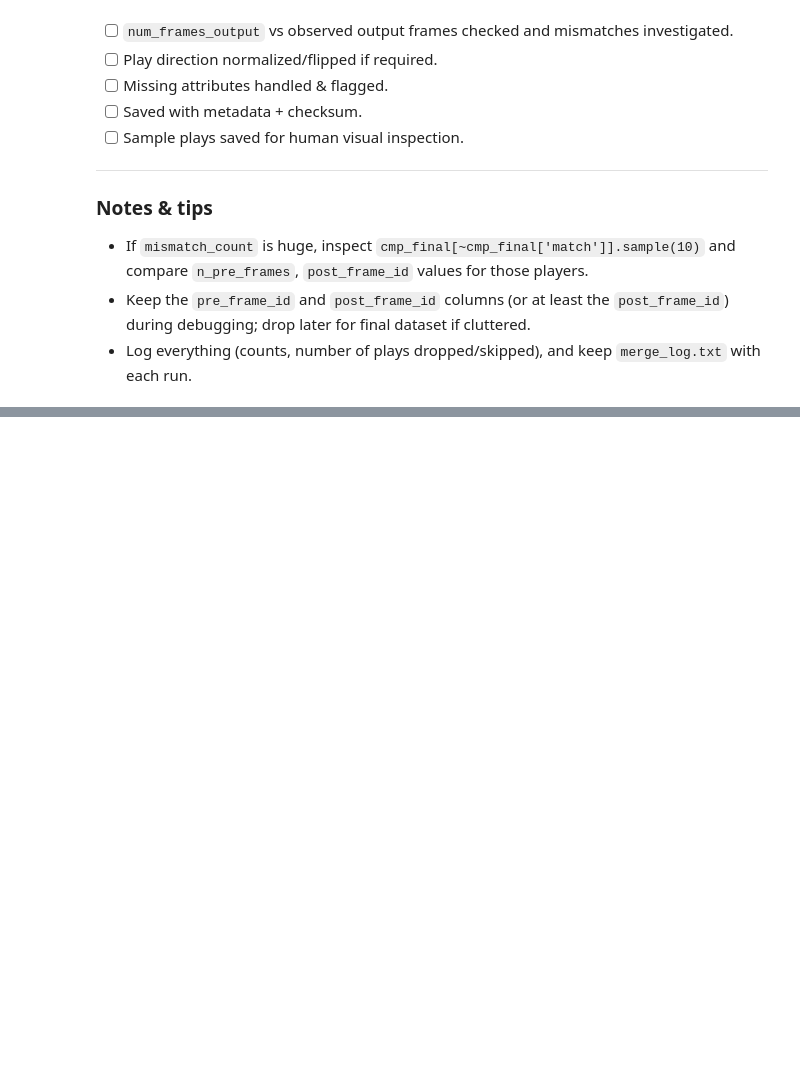
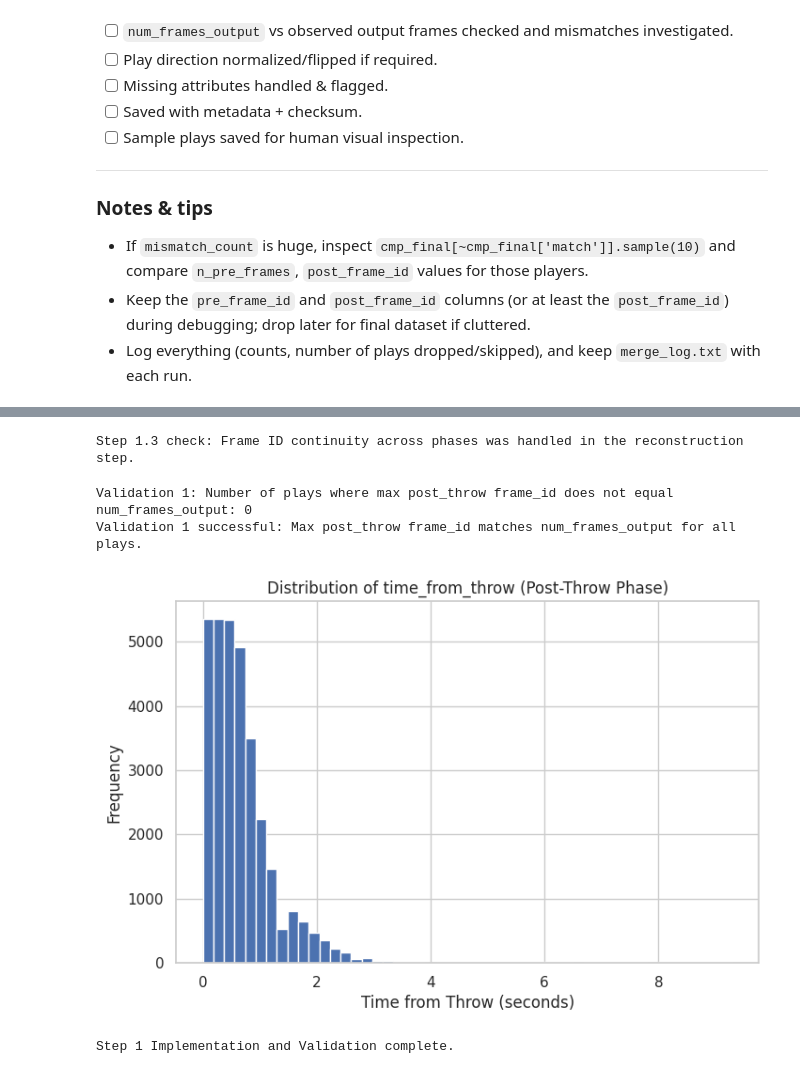
Before and after one commit to muma005/nfl-ball-flight-analysis, a Jupyter notebook: notebooks/01_reconstruction.ipynb, the cells around one changed output, grey strips where cells are left out. Saved outputs shown, nothing was run; the diff lists cells and outputs as text; code cells hidden in the pictures; blank space fills up the shorter version.

Commit message:
afew steps to finish reconstruction

```diff
--- a/notebooks/01_reconstruction.ipynb
+++ b/notebooks/01_reconstruction.ipynb
@@ -1221,3 +1333,62 @@ with open(LOG_PATH, 'w') as f:
+# %%
+# 3. If you have multiple output files, ensure frame_id restarts at 1 per (game_id, play_id, nfl_id), else rescale.
+# This step is addressed by how we constructed the combined dataframe in Step 7,
+# ensuring a continuous frame_id across pre and post phases.
+# The time_from_throw calculation above is based on the relative frame number within the post_throw phase.
+print("Step 1.3 check: Frame ID continuity across phases was handled in the reconstruction step.")
+# %% [output]
+Step 1.3 check: Frame ID continuity across phases was handled in the reconstruction step.
+# %%
+# Validation:
+# - For a sample of plays, confirm max(frame_id) equals num_frames_output.
+# - Plot time_from_throw histogram — distribution should look reasonable (most plays 1–3 seconds).
+
+# Validation 1: Confirm max(frame_id) for post_throw frames equals num_frames_output (using the relative frame id for post_throw)
+
+# Calculate max post_throw frame_id for each player
+max_post_frame_actual = df[df['phase'] == 'post_throw'].groupby(['game_id', 'play_id', 'nfl_id'])['frame_id'].max().reset_index(name='actual_max_post_frame_id')
+
+# Merge with the expected num_frames_output from player_attrs (which has num_frames_output per player)
+validation_df = max_post_frame_actual.merge(player_attrs[['game_id', 'play_id', 'nfl_id', 'num_frames_output']], on=['game_id', 'play_id', 'nfl_id'], how='left')
+
+# Calculate the relative frame ID within the post-throw phase for validation
+# This requires getting the min post_throw frame_id again within this validation step
+min_post_frame_for_val = df[df['phase'] == 'post_throw'].groupby(['game_id', 'play_id', 'nfl_id'])['frame_id'].min().reset_index(name='min_post_frame_id_val')
+validation_df = validation_df.merge(min_post_frame_for_val, on=['game_id', 'play_id', 'nfl_id'], how='left')
+
+validation_df['relative_max_post_frame'] = validation_df['actual_max_post_frame_id'] - validation_df['min_post_frame_id_val'] + 1
+
+# Compare
+validation_df['max_frame_match'] = validation_df['relative_max_post_frame'] == validation_df['num_frames_output']
+
+# Report mismatches
+mismatch_validation_count = (~validation_df['max_frame_match']).sum()
+print(f"Validation 1: Number of plays where max post_throw frame_id does not equal num_frames_output: {mismatch_validation_count}")
+if mismatch_validation_count > 0:
+    print("Sample of validation mismatches:")
+    display(validation_df[~validation_df['max_frame_match']].head())
+else:
+    print("Validation 1 successful: Max post_throw frame_id matches num_frames_output for all plays.")
+
+
+# Validation 2: Plot time_from_throw histogram
+import matplotlib.pyplot as plt
+
+plt.figure(figsize=(8, 5))
+# Only plot for post_throw frames where time_from_throw is calculated
+plt.hist(df[df['phase'] == 'post_throw']['time_from_throw'].dropna(), bins=50)
+plt.title("Distribution of time_from_throw (Post-Throw Phase)")
+plt.xlabel("Time from Throw (seconds)")
+plt.ylabel("Frequency")
+plt.grid(True)
+plt.show()
+
+print("\nStep 1 Implementation and Validation complete.")
+# %% [output]
+Validation 1: Number of plays where max post_throw frame_id does not equal num_frames_output: 0
+Validation 1 successful: Max post_throw frame_id matches num_frames_output for all plays.
+[figure, added]
+Step 1 Implementation and Validation complete.
 # %% [markdown]
 # Data processing steps you must  implement
 
```
Also changed, not shown: parts of 8 cells of this notebook.
